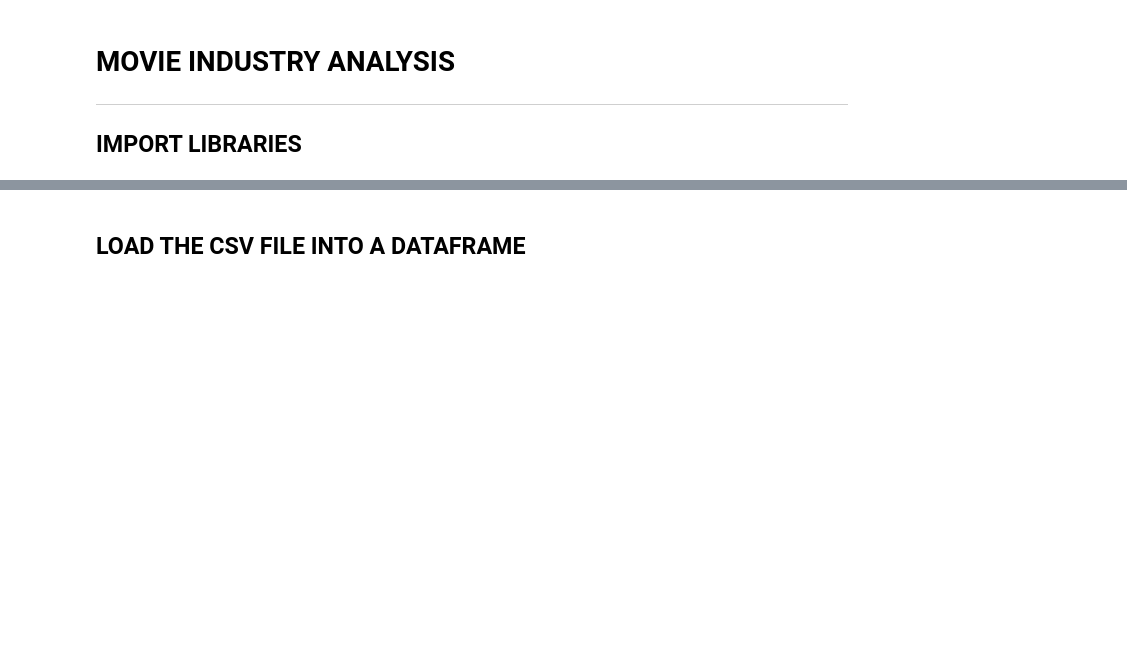
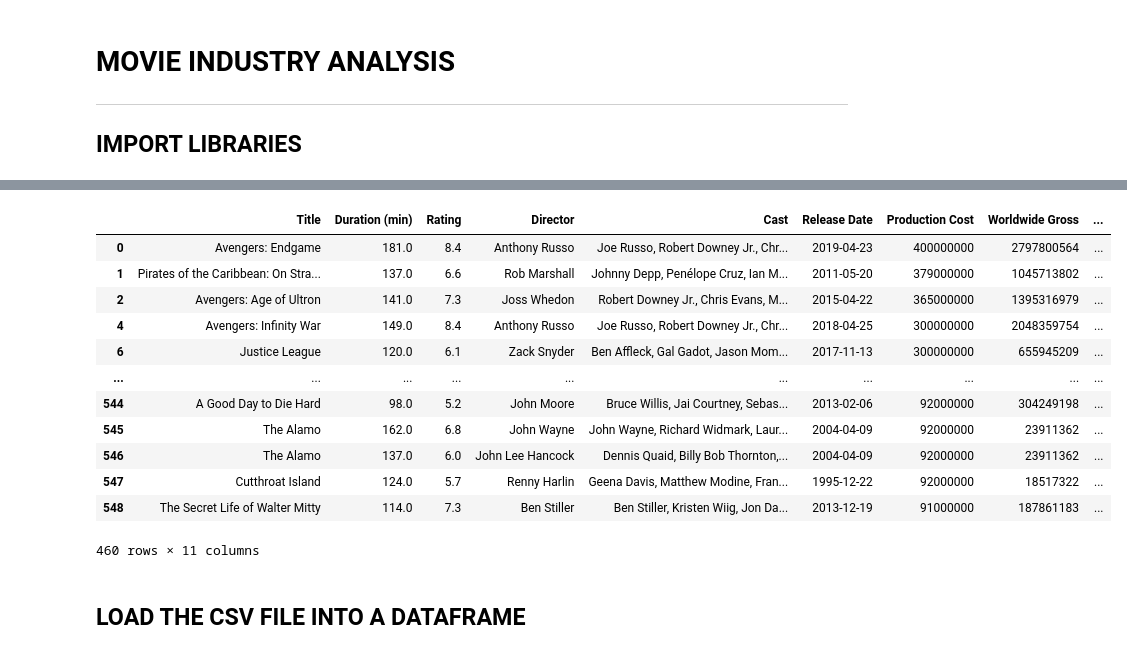
Before and after one commit to endoplasmicosmic/Movie-Success-Analytics, a Jupyter notebook: movie_FINAL.ipynb, the cells around one changed output, grey strips where cells are left out. Saved outputs shown, nothing was run; the diff lists cells and outputs as text; code cells hidden in the pictures; blank space fills up the shorter version.

Commit message:
Merged Clean_Data and movie_FINAL.

```diff
--- a/movie_FINAL.ipynb
+++ b/movie_FINAL.ipynb
@@ -19,3 +20,15 @@ import numpy as np
 import scipy.stats as st
 import warnings
 warnings.filterwarnings('ignore')
+# %%
+#Specifying file paths
+imdb_data = "Resource/imdb-movies-dataset.csv"
+top500_data = "Resource/top-500-movies.csv"
+
+#Reading all data into Pandas
+imdb_data_df = pd.read_csv(imdb_data)
+top500_data_df = pd.read_csv(top500_data)
+# %%
+#Merge dataframes using "Title"
+merge_movie_df = pd.merge(top500_data_df, imdb_data_df, how='left', on='Title')
+merge_movie_df
@@ -21,0 +49,7 @@ warnings.filterwarnings('ignore')
+# %%
+#Narrow dataframe down to only columns needed and rename columns
+selected_columns = ['Title', 'Duration (min)', 'Rating', 'Director', 'Cast', 'release_date', 'production_cost', 'worldwide_gross', 'opening_weekend', 'mpaa', 'genre']
+
+movie_sub_df = merge_movie_df[selected_columns]
+
+movie_sub_df.head()
@@ -21,0 +63,10 @@ warnings.filterwarnings('ignore')
+# %%
+#Rename columns
+movie_sub_df=movie_sub_df.rename(columns=
+                      {'release_date': 'Release Date',
+                       'production_cost': 'Production Cost',
+                       'worldwide_gross': 'Worldwide Gross',
+                       'opening_weekend': 'Opening Weekend',
+                       'mpaa': 'MPAA',
+                       'genre': 'Genre'})
+movie_sub_df.head()
@@ -21,0 +80,18 @@ warnings.filterwarnings('ignore')
+# %%
+# Drop rows with empty cells
+movie_clean_df=movie_sub_df.dropna()
+movie_clean_df
+# %% [output]
+|  | Title | Duration (min) | Rating | Director | Cast | Release Date | Production Cost | Worldwide Gross | ... |
+| 0 | Avengers: Endgame | 181.0 | 8.4 | Anthony Russo | Joe Russo, Robert Downey Jr., Chr... | 2019-04-23 | 400000000 | 2797800564 | ... |
+| 1 | Pirates of the Caribbean: On Stra... | 137.0 | 6.6 | Rob Marshall | Johnny Depp, Penélope Cruz, Ian M... | 2011-05-20 | 379000000 | 1045713802 | ... |
+| 2 | Avengers: Age of Ultron | 141.0 | 7.3 | Joss Whedon | Robert Downey Jr., Chris Evans, M... | 2015-04-22 | 365000000 | 1395316979 | ... |
+| 4 | Avengers: Infinity War | 149.0 | 8.4 | Anthony Russo | Joe Russo, Robert Downey Jr., Chr... | 2018-04-25 | 300000000 | 2048359754 | ... |
+| 6 | Justice League | 120.0 | 6.1 | Zack Snyder | Ben Affleck, Gal Gadot, Jason Mom... | 2017-11-13 | 300000000 | 655945209 | ... |
+| ... | ... | ... | ... | ... | ... | ... | ... | ... | ... |
+| 544 | A Good Day to Die Hard | 98.0 | 5.2 | John Moore | Bruce Willis, Jai Courtney, Sebas... | 2013-02-06 | 92000000 | 304249198 | ... |
+| 545 | The Alamo | 162.0 | 6.8 | John Wayne | John Wayne, Richard Widmark, Laur... | 2004-04-09 | 92000000 | 23911362 | ... |
+| 546 | The Alamo | 137.0 | 6.0 | John Lee Hancock | Dennis Quaid, Billy Bob Thornton,... | 2004-04-09 | 92000000 | 23911362 | ... |
+| 547 | Cutthroat Island | 124.0 | 5.7 | Renny Harlin | Geena Davis, Matthew Modine, Fran... | 1995-12-22 | 92000000 | 18517322 | ... |
+| 548 | The Secret Life of Walter Mitty | 114.0 | 7.3 | Ben Stiller | Ben Stiller, Kristen Wiig, Jon Da... | 2013-12-19 | 91000000 | 187861183 | ... |
+460 rows × 11 columns
```
Also changed, not shown: parts of 5 cells of this notebook, 1 other file.
